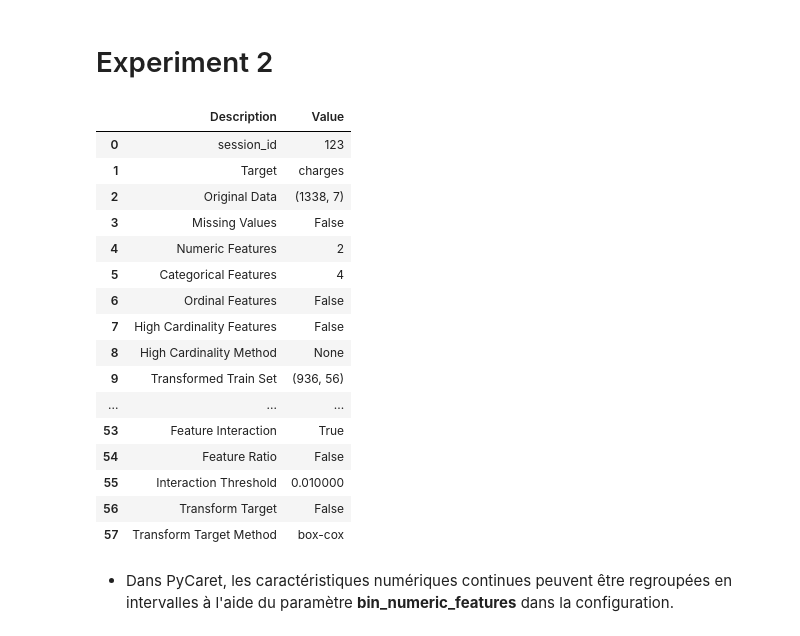
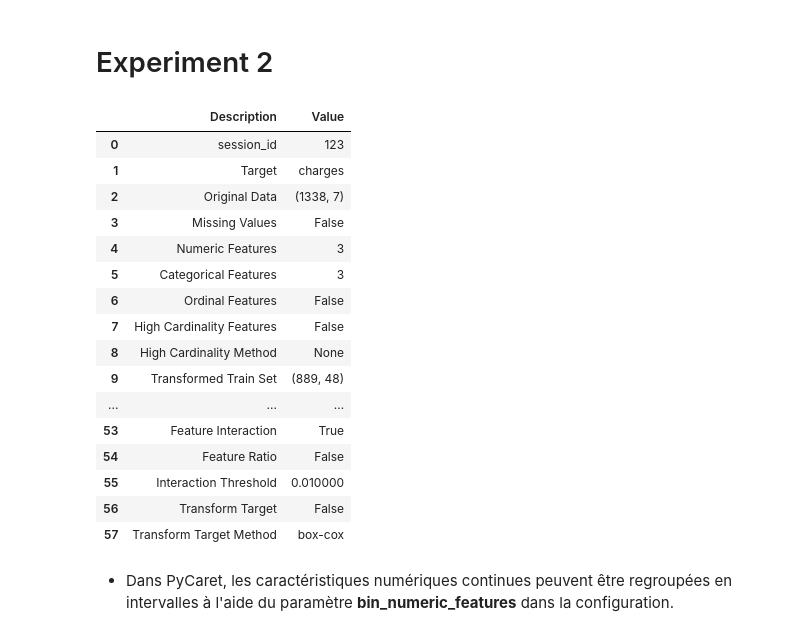
Before and after one commit to SouleymaneSow/deployment-pycaret-heroku-flask, a Jupyter notebook: Insurance - Model Training Notebook.ipynb, the cells around one changed output. Saved outputs shown, nothing was run; the diff lists cells and outputs as text; code cells hidden in the pictures.

```diff
--- a/Insurance - Model Training Notebook.ipynb
+++ b/Insurance - Model Training Notebook.ipynb
@@ -162,22 +154,22 @@ plot_model(lr)
 # %% [markdown]
 # Experiment 2
 # %%
-s2 = setup(data, target = 'charges', session_id = 123,
+s2 = setup(data, target = 'charges',numeric_features=['age','bmi','children'], session_id = 123,
            normalize = True,
-           polynomial_features = True, trigonometry_features = True, feature_interaction=True,
+           polynomial_features = True, trigonometry_features = True, feature_interaction=True,remove_outliers=True,
            bin_numeric_features= ['age', 'bmi'])
 # %% [output]
 |  | Description | Value |
 | 0 | session_id | 123 |
 | 1 | Target | charges |
 | 2 | Original Data | (1338, 7) |
 | 3 | Missing Values | False |
-| 4 | Numeric Features | 2 |
-| 5 | Categorical Features | 4 |
+| 4 | Numeric Features | 3 |
+| 5 | Categorical Features | 3 |
 | 6 | Ordinal Features | False |
 | 7 | High Cardinality Features | False |
 | 8 | High Cardinality Method | None |
-| 9 | Transformed Train Set | (936, 56) |
+| 9 | Transformed Train Set | (889, 48) |
 | ... | ... | ... |
 | 53 | Feature Interaction | True |
 | 54 | Feature Ratio | False |
```
Also changed, not shown: parts of 24 cells of this notebook, 2 other files.
